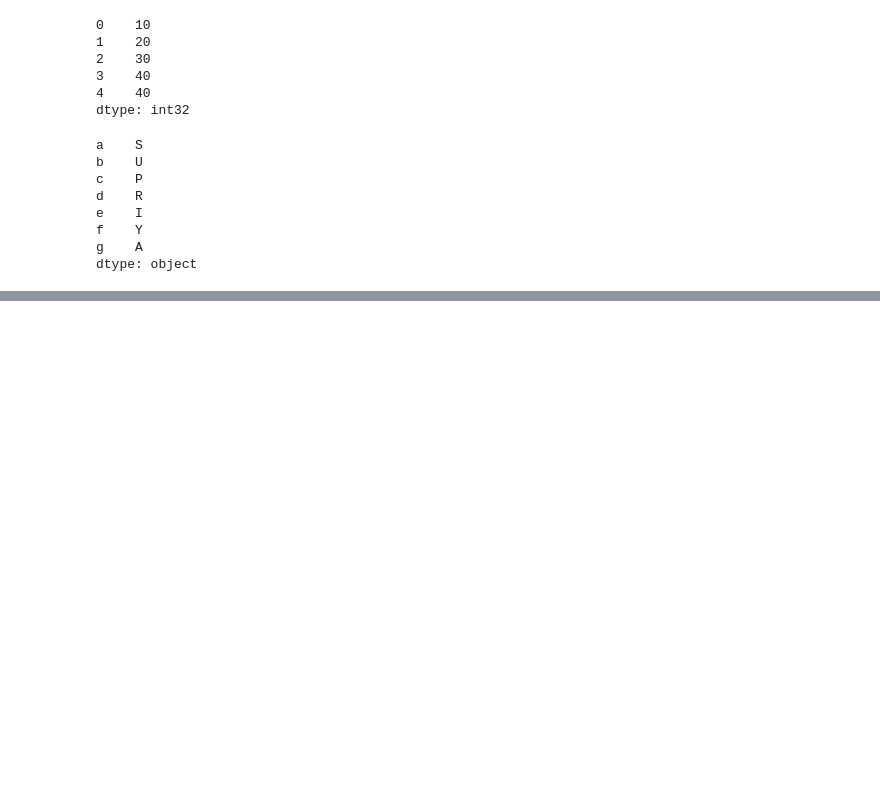
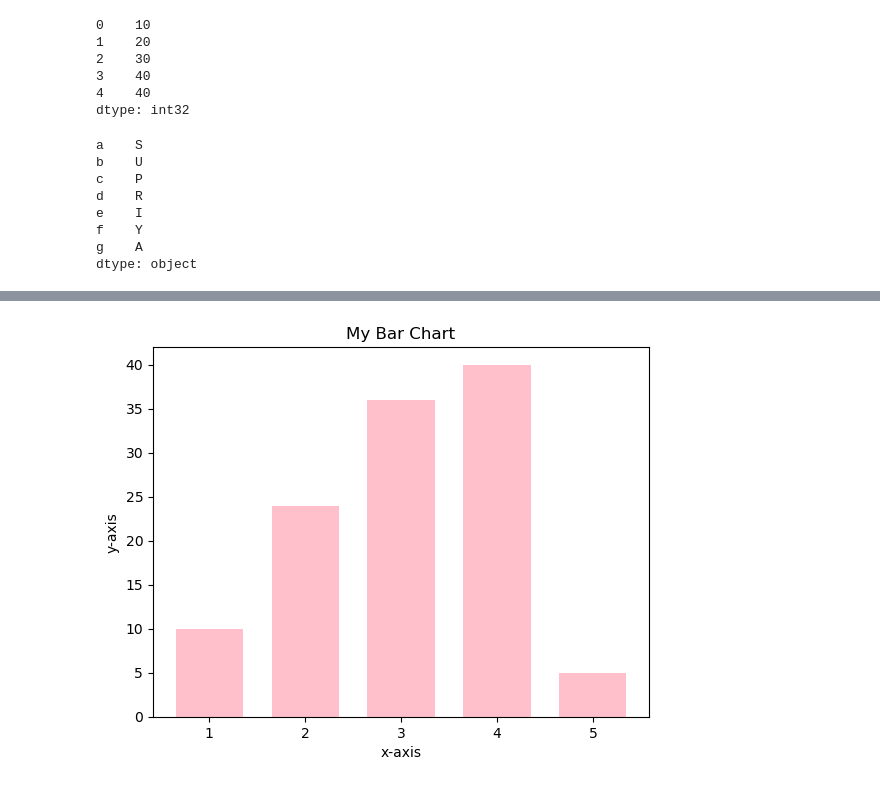
Before and after one commit to SupriyaMKshirasagar/python_programs, a Jupyter notebook: programs/programs2/1st.ipynb, the cells around one changed output, grey strips where cells are left out. Drawn from its saved outputs; the diff is of its cells as text; code cells hidden in the pictures; blank space fills up the shorter version.

```diff
--- a/programs/programs2/1st.ipynb
+++ b/programs/programs2/1st.ipynb
@@ -410,0 +442,18 @@ IndexError: only integers, slices (`:`), ellipsis (`...`), numpy.newaxis (`None`
+# %%
+import matplotlib.pyplot as plt
+left=[1,2,3,4,5]
+height=[10,24,36,40,5]
+
+#tick_label=["one","Two","Three","Four","Five"]
+
+plt.bar(left,height,width=0.7,color=['pink'])
+
+
+
+plt.xlabel('x-axis')
+plt.ylabel('y-axis')
+plt.title("My Bar Chart")
+
+plt.show()
+# %% [output]
+[figure, added]
```
Also changed, not shown: parts of 7 cells of this notebook, 3 other files.
